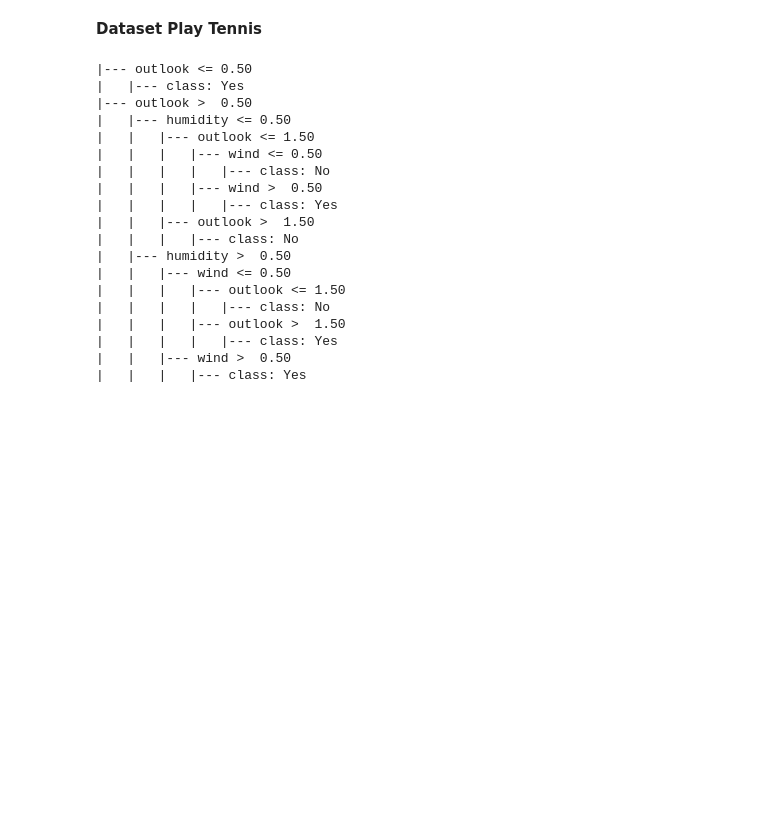
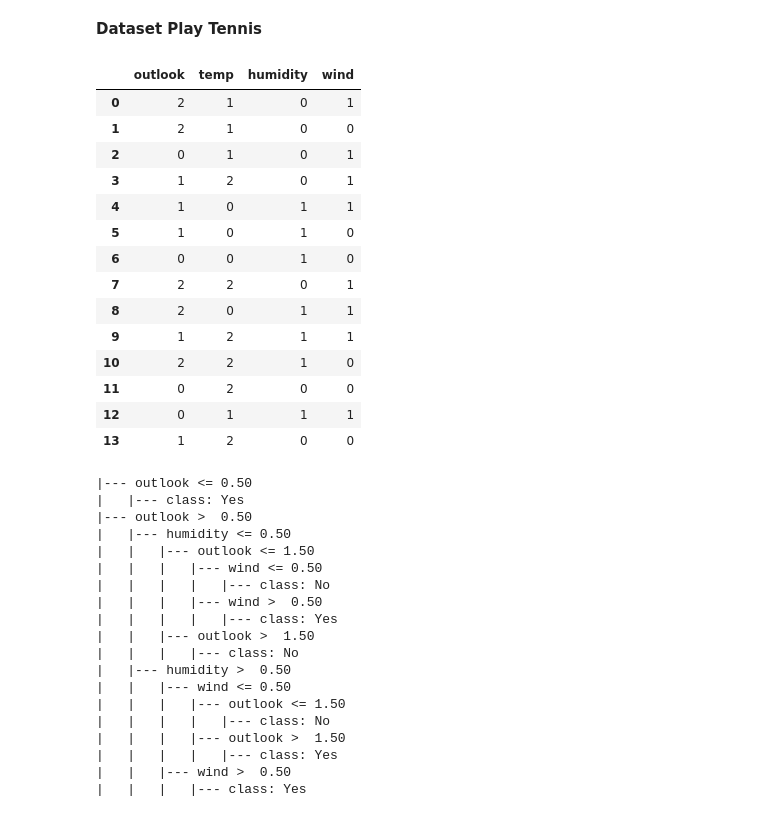
Before and after one commit to pandyakaa/tubes-1-ml, a Jupyter notebook: Bagian A/Tugas Besar 1 Bagian A.ipynb, the cells around one changed output. Drawn from its saved outputs; the diff is of its cells as text; code cells hidden in the pictures; blank space fills up the shorter version.

```diff
--- a/Bagian A/Tugas Besar 1 Bagian A.ipynb
+++ b/Bagian A/Tugas Besar 1 Bagian A.ipynb
@@ -93,11 +101,28 @@ petal length (cm) >2.45
 # %%
 ## Buat data dan target terlebih dahulu
 playtennis_data = playtennis_dataframe.drop("day",axis=1).drop("play",axis=1)
 playtennis_target = playtennis_dataframe.play
 
 ## Encoding untuk data kategorikal
 enc = preprocessing.LabelEncoder()
 playtennis_data = playtennis_data.apply(enc.fit_transform)
+playtennis_data
+# %% [output]
+|  | outlook | temp | humidity | wind |
+| 0 | 2 | 1 | 0 | 1 |
+| 1 | 2 | 1 | 0 | 0 |
+| 2 | 0 | 1 | 0 | 1 |
+| 3 | 1 | 2 | 0 | 1 |
+| 4 | 1 | 0 | 1 | 1 |
+| 5 | 1 | 0 | 1 | 0 |
+| 6 | 0 | 0 | 1 | 0 |
+| 7 | 2 | 2 | 0 | 1 |
+| 8 | 2 | 0 | 1 | 1 |
+| 9 | 1 | 2 | 1 | 1 |
+| 10 | 2 | 2 | 1 | 0 |
+| 11 | 0 | 2 | 0 | 0 |
+| 12 | 0 | 1 | 1 | 1 |
+| 13 | 1 | 2 | 0 | 0 |
 # %%
 ## Decision Tree Classifier
 dtl_playtennis = tree.DecisionTreeClassifier(criterion='entropy', random_state=1)
```
Also changed, not shown: parts of 15 cells of this notebook, 4 other files.
